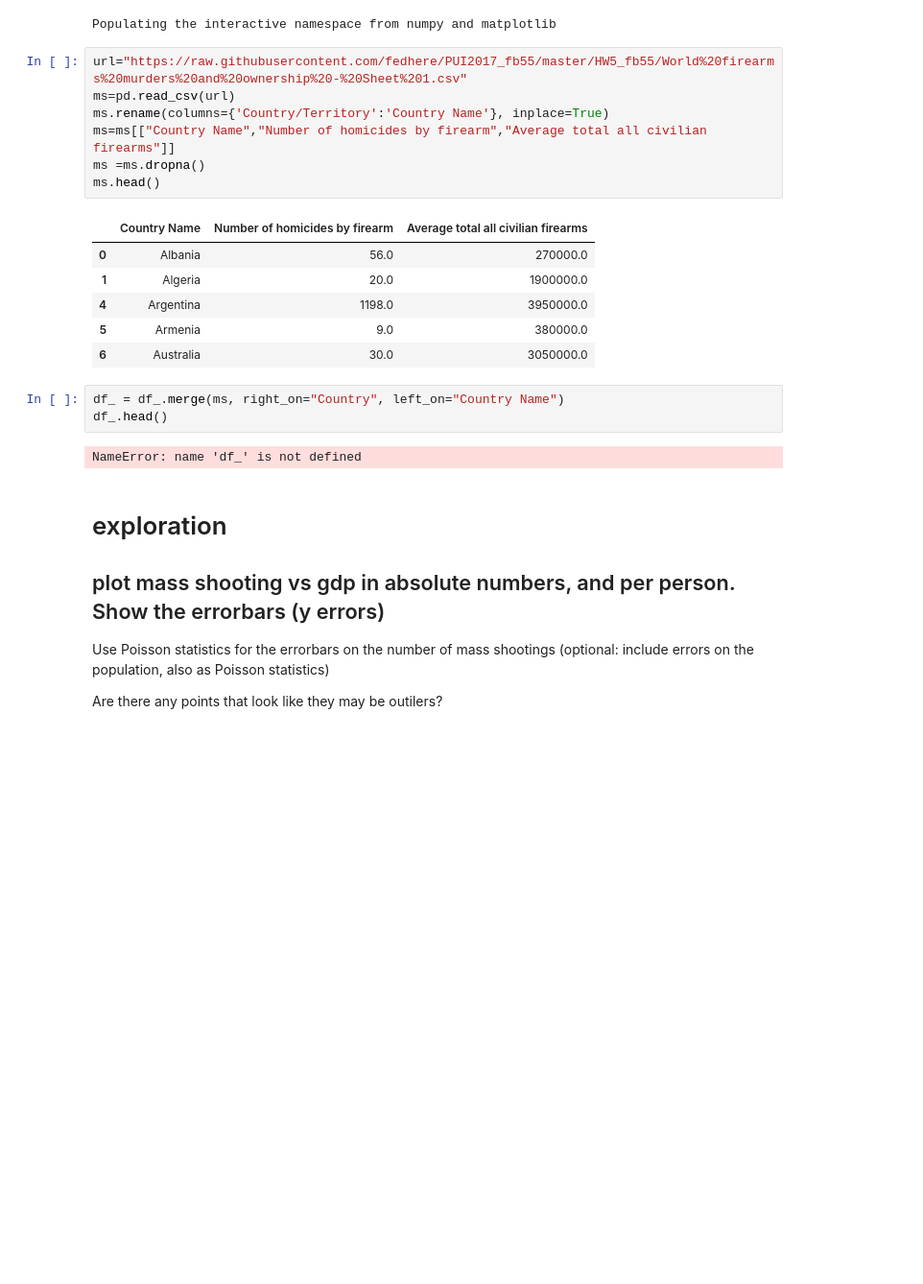
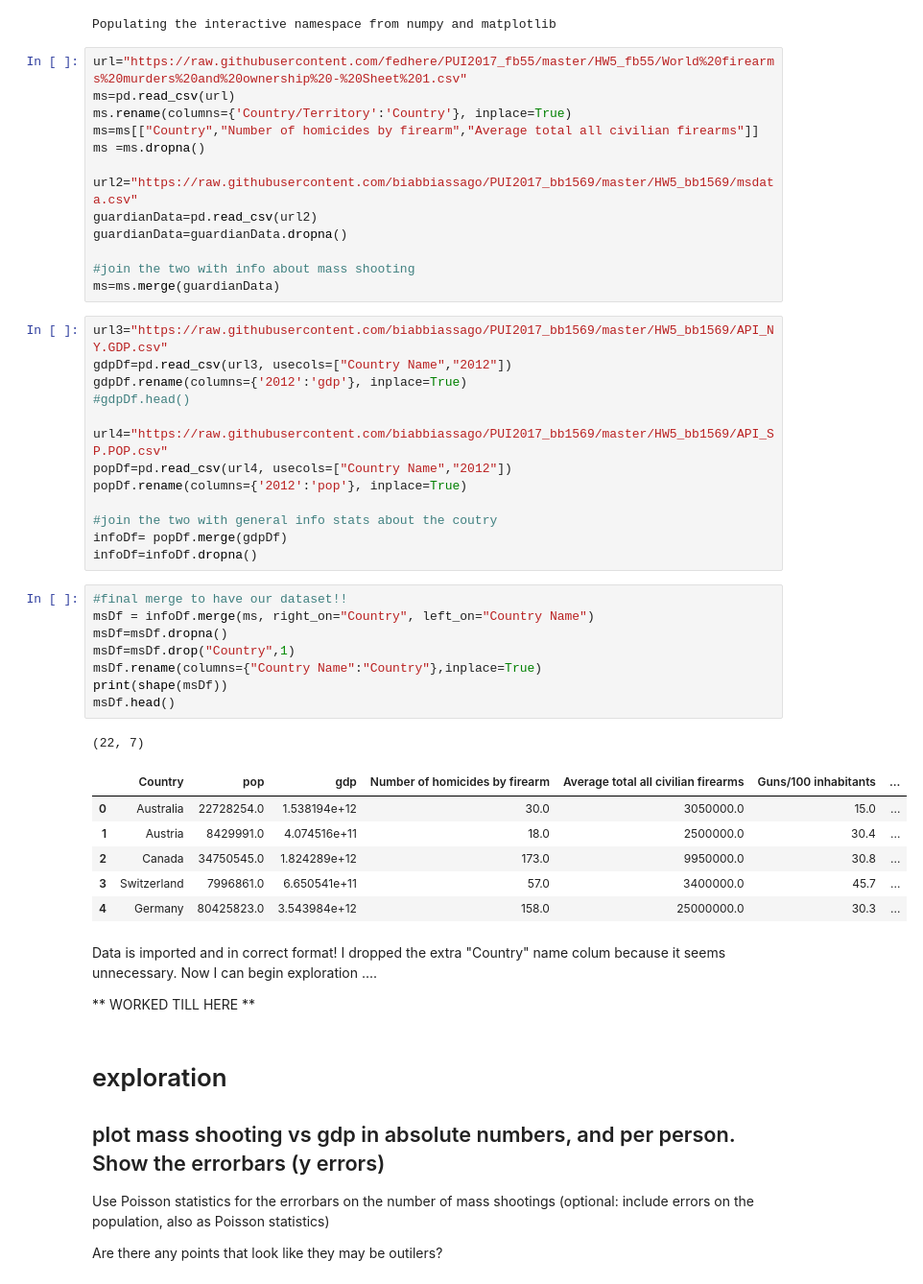
Before and after one commit to biabbiassago/PUI2017_bb1569, a Jupyter notebook: HW5_bb1569/assignment3.ipynb, the cells around one changed output. Shown at 96% size. Saved outputs shown, nothing was run; the diff lists cells and outputs as text; blank space fills up the shorter version.

```diff
--- a/HW5_bb1569/assignment3.ipynb
+++ b/HW5_bb1569/assignment3.ipynb
@@ -39,22 +39,49 @@ Populating the interactive namespace from numpy and matplotlib
 # %%
 url="https://raw.githubusercontent.com/fedhere/PUI2017_fb55/master/HW5_fb55/World%20firearms%20murders%20and%20ownership%20-%20Sheet%201.csv"
 ms=pd.read_csv(url)
-ms.rename(columns={'Country/Territory':'Country Name'}, inplace=True)
-ms=ms[["Country Name","Number of homicides by firearm","Average total all civilian firearms"]]
+ms.rename(columns={'Country/Territory':'Country'}, inplace=True)
+ms=ms[["Country","Number of homicides by firearm","Average total all civilian firearms"]]
 ms =ms.dropna()
-ms.head()
+
+url2="https://raw.githubusercontent.com/biabbiassago/PUI2017_bb1569/master/HW5_bb1569/msdata.csv"
+guardianData=pd.read_csv(url2)
+guardianData=guardianData.dropna()
+
+#join the two with info about mass shooting
+ms=ms.merge(guardianData)
-# %% [output]
-|  | Country Name | Number of homicides by firearm | Average total all civilian firearms |
-| 0 | Albania | 56.0 | 270000.0 |
-| 1 | Algeria | 20.0 | 1900000.0 |
-| 4 | Argentina | 1198.0 | 3950000.0 |
-| 5 | Armenia | 9.0 | 380000.0 |
-| 6 | Australia | 30.0 | 3050000.0 |
-# %%
-df_ = df_.merge(ms, right_on="Country", left_on="Country Name")
-df_.head()
-# %% [output]
-NameError: name 'df_' is not defined
+# %%
+url3="https://raw.githubusercontent.com/biabbiassago/PUI2017_bb1569/master/HW5_bb1569/API_NY.GDP.csv"
+gdpDf=pd.read_csv(url3, usecols=["Country Name","2012"])
+gdpDf.rename(columns={'2012':'gdp'}, inplace=True)
+#gdpDf.head()
+
+url4="https://raw.githubusercontent.com/biabbiassago/PUI2017_bb1569/master/HW5_bb1569/API_SP.POP.csv"
+popDf=pd.read_csv(url4, usecols=["Country Name","2012"])
+popDf.rename(columns={'2012':'pop'}, inplace=True)
+
+#join the two with general info stats about the coutry
+infoDf= popDf.merge(gdpDf)
+infoDf=infoDf.dropna()
+# %%
+#final merge to have our dataset!!
+msDf = infoDf.merge(ms, right_on="Country", left_on="Country Name")
+msDf=msDf.dropna()
+msDf=msDf.drop("Country",1)
+msDf.rename(columns={"Country Name":"Country"},inplace=True)
+print(shape(msDf))
+msDf.head()
+# %% [output]
+(22, 7)
+|  | Country | pop | gdp | Number of homicides by firearm | Average total all civilian firearms | Guns/100 inhabitants | ... |
+| 0 | Australia | 22728254.0 | 1.538194e+12 | 30.0 | 3050000.0 | 15.0 | ... |
+| 1 | Austria | 8429991.0 | 4.074516e+11 | 18.0 | 2500000.0 | 30.4 | ... |
+| 2 | Canada | 34750545.0 | 1.824289e+12 | 173.0 | 9950000.0 | 30.8 | ... |
+| 3 | Switzerland | 7996861.0 | 6.650541e+11 | 57.0 | 3400000.0 | 45.7 | ... |
+| 4 | Germany | 80425823.0 | 3.543984e+12 | 158.0 | 25000000.0 | 30.3 | ... |
+# %% [markdown]
+Data is imported and in correct format! I dropped the extra "Country" name colum because it seems unnecessary. Now I can begin exploration ....
+
+** WORKED TILL HERE **
 # %% [markdown]
 # exploration
 
```
